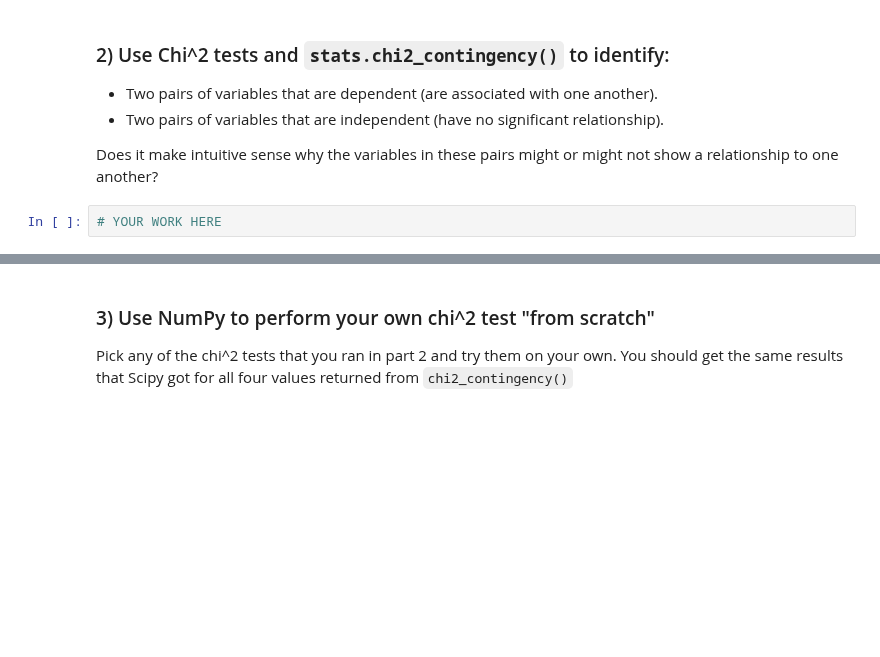
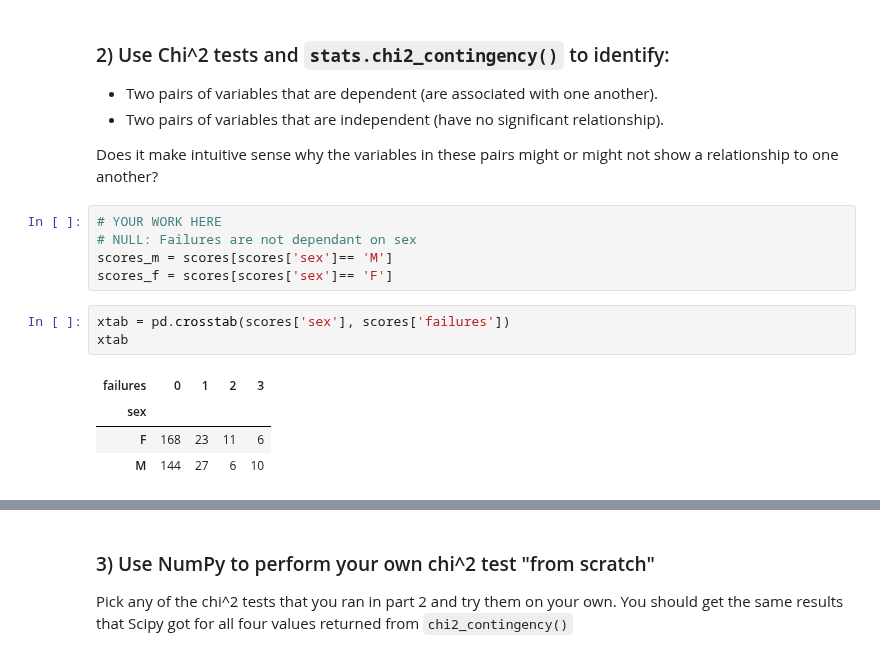
Before and after one commit to JoshuaHaga/DS-Unit-1-Sprint-2-Statistics, a Jupyter notebook: module2/LS_DS_122_Chi2_Tests_Assignment.ipynb, the cells around one changed output, grey strips where cells are left out. Saved outputs shown, nothing was run; the diff lists cells and outputs as text; blank space fills up the shorter version.

```diff
--- a/module2/LS_DS_122_Chi2_Tests_Assignment.ipynb
+++ b/module2/LS_DS_122_Chi2_Tests_Assignment.ipynb
@@ -72,5 +78,16 @@ dtype: int64
  - Two pairs of variables that are independent (have no significant relationship).
 
 Does it make intuitive sense why the variables in these pairs might or might not show a relationship to one another?
-# %%
-# YOUR WORK HERE
+# %%
+# YOUR WORK HERE
+# NULL: Failures are not dependant on sex
+scores_m = scores[scores['sex']== 'M']
+scores_f = scores[scores['sex']== 'F']
+# %%
+xtab = pd.crosstab(scores['sex'], scores['failures'])
+xtab
+# %% [output]
+| failures | 0 | 1 | 2 | 3 |
+| sex |  |  |  |  |
+| F | 168 | 23 | 11 | 6 |
+| M | 144 | 27 | 6 | 10 |
```
Also changed, not shown: parts of 19 cells of this notebook.
